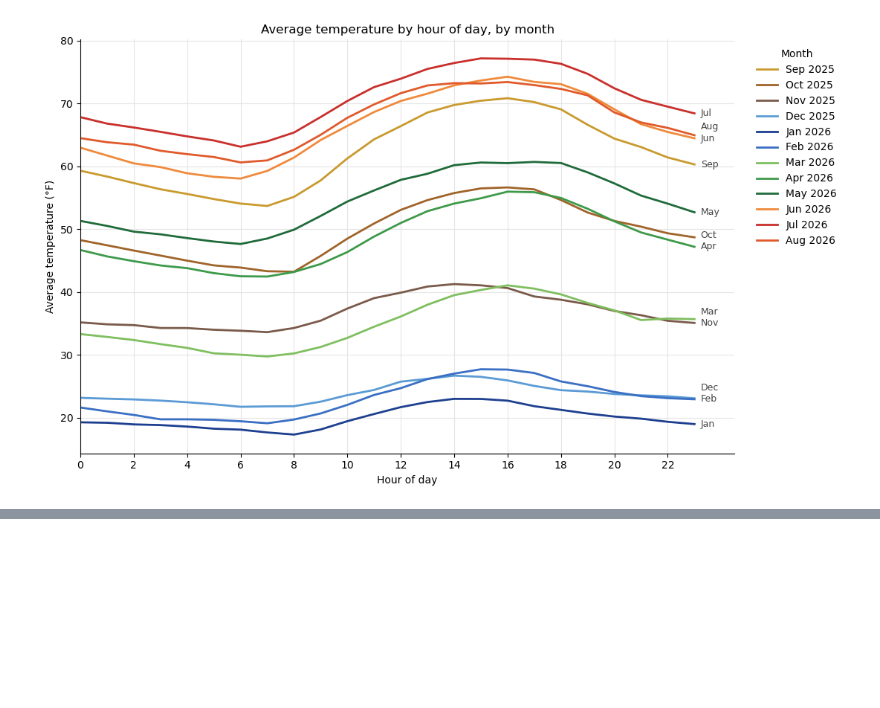
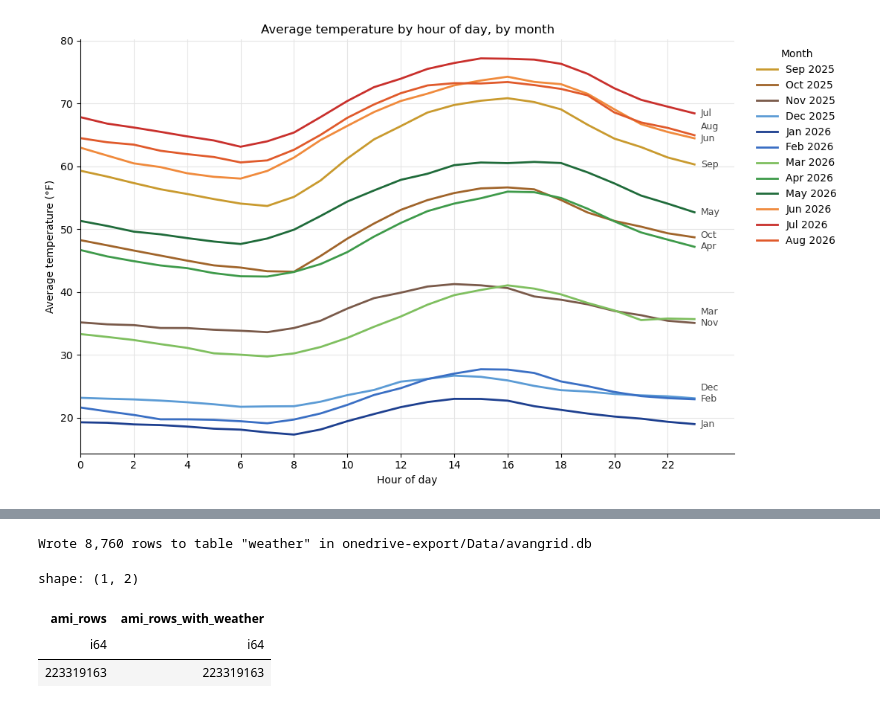
Before and after one commit to nc1387/avangrid-hackathon, a Jupyter notebook: 10_exploratory-data-analysis.ipynb, the cells around one changed output, grey strips where cells are left out. Saved outputs shown, nothing was run; the diff lists cells and outputs as text; code cells hidden in the pictures; blank space fills up the shorter version.

```diff
--- a/10_exploratory-data-analysis.ipynb
+++ b/10_exploratory-data-analysis.ipynb
@@ -364,0 +450,34 @@ Saved temperature chart to onedrive-export/Data/eda/temperature_by_hour_by_month
+# %%
+weather_table = (
+    weather.with_columns((pl.col('hour') + 1).cast(pl.Int8).alias('hour_ending'))
+    .select(
+        pl.col('date').alias('usage_date'),
+        'hour_ending',
+        'temp',
+        'humidity',
+        'windspeed',
+    )
+    .sort('usage_date', 'hour_ending')
+)
+assert weather_table['hour_ending'].min() == 1 and weather_table['hour_ending'].max() == 24
+
+with duckdb.connect(DB_PATH) as con:
+    con.execute('CREATE OR REPLACE TABLE weather AS SELECT * FROM weather_table')
+    n_weather_rows = con.sql('SELECT COUNT(*) FROM weather').pl().item()
+
+    # Check how many meter rows find a matching weather row.
+    join_check = con.sql('''
+        SELECT COUNT(*) AS ami_rows,
+               COUNT(w.usage_date) AS ami_rows_with_weather
+        FROM ami a
+        LEFT JOIN weather w USING (usage_date, hour_ending)
+    ''').pl()
+
+print(f'Wrote {n_weather_rows:,} rows to table "weather" in {DB_PATH}')
+join_check
+# %% [output]
+Wrote 8,760 rows to table "weather" in onedrive-export/Data/avangrid.db
+shape: (1, 2)
+| ami_rows | ami_rows_with_weather |
+| i64 | i64 |
+| 223319163 | 223319163 |
```
Also changed, not shown: parts of 7 cells of this notebook, 3 other files.
